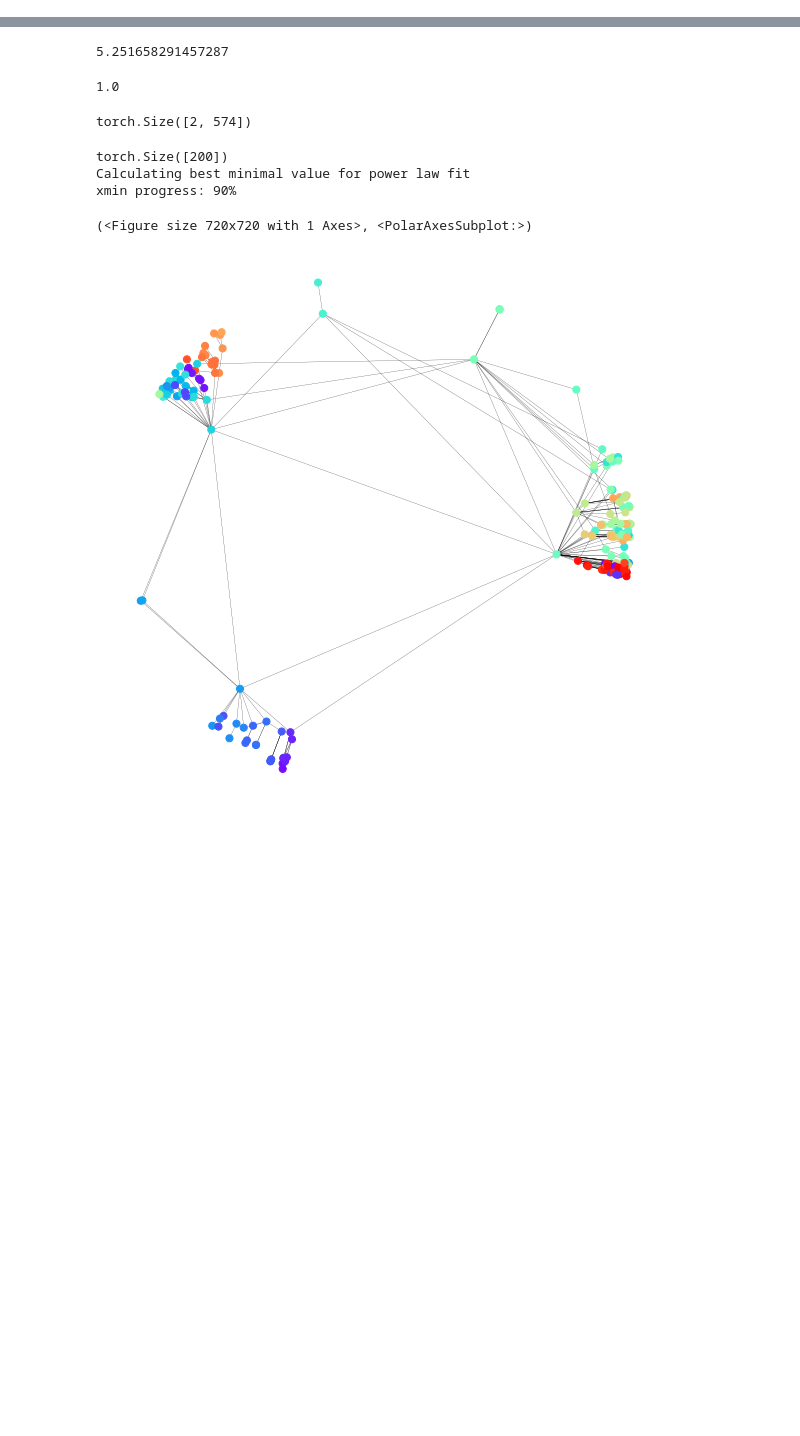
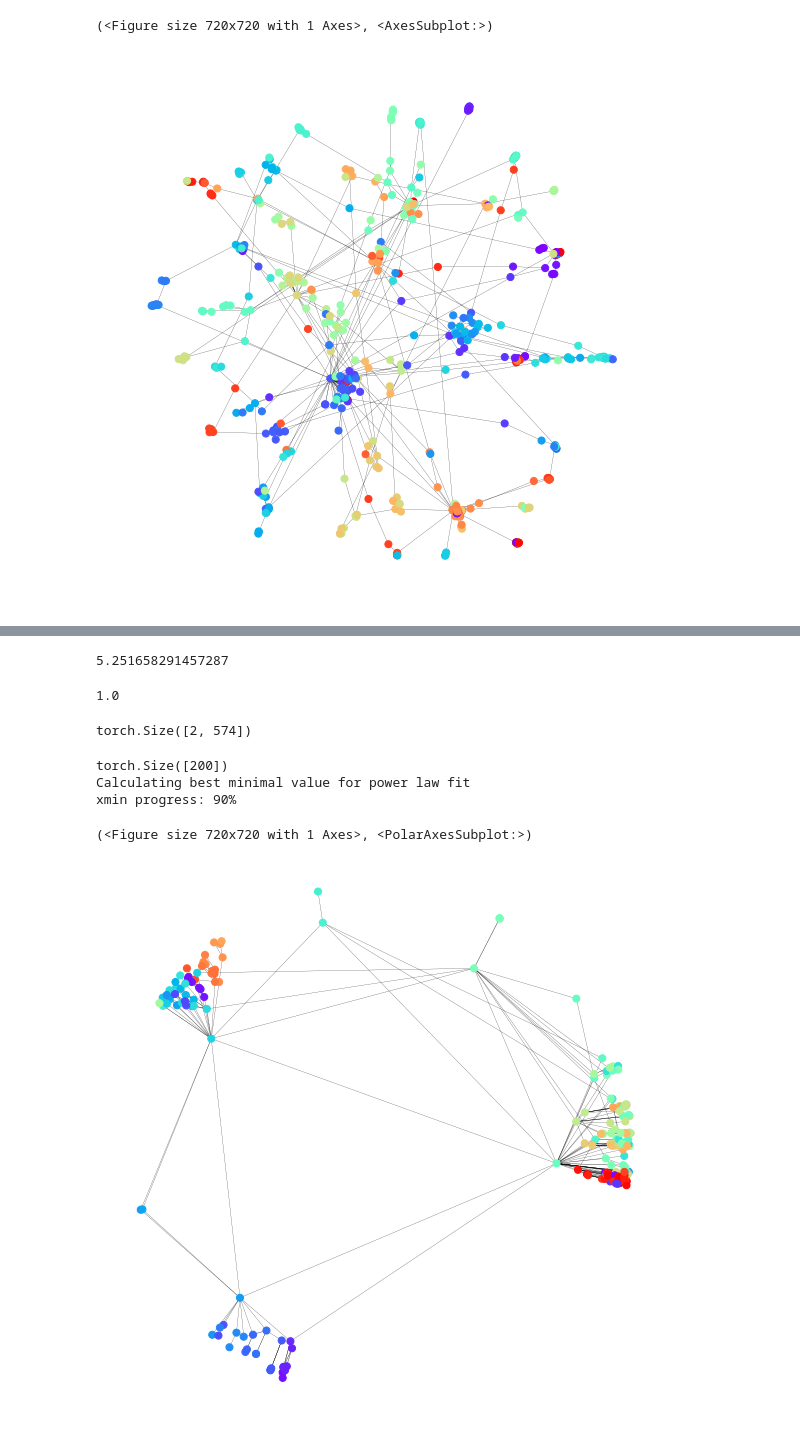
Before and after one commit to martinfama/LPGNN, a Jupyter notebook: Trees_and_pruning.ipynb, the cells around one changed output, grey strips where cells are left out. Cells and saved outputs as stored; diff of their text form; code cells hidden in the pictures; blank space fills up the shorter version.

```diff
--- a/Trees_and_pruning.ipynb
+++ b/Trees_and_pruning.ipynb
@@ -56,0 +95,7 @@ LPGNN.popularity_similarity.drawPSNetwork(PS, polar_projection=True, with_labels
+# %%
+PS_tree_poincare = LPGNN.poincare_embedding.poincare_embedding(PS_tree_labne, initial_coordinates='LaplacianEigenmaps_node_positions', size=2, epochs=100, negative=3)
+# %%
+LPGNN.popularity_similarity.drawPSNetwork(PS_tree_poincare, polar_projection=False, with_labels=False, figsize=(10,10), pos_name='PoincareEmbedding_node_positions')
+# %% [output]
+(<Figure size 720x720 with 1 Axes>, <AxesSubplot:>)
+[figure, added]
```
Also changed, not shown: parts of 13 cells of this notebook, 4 other files.
